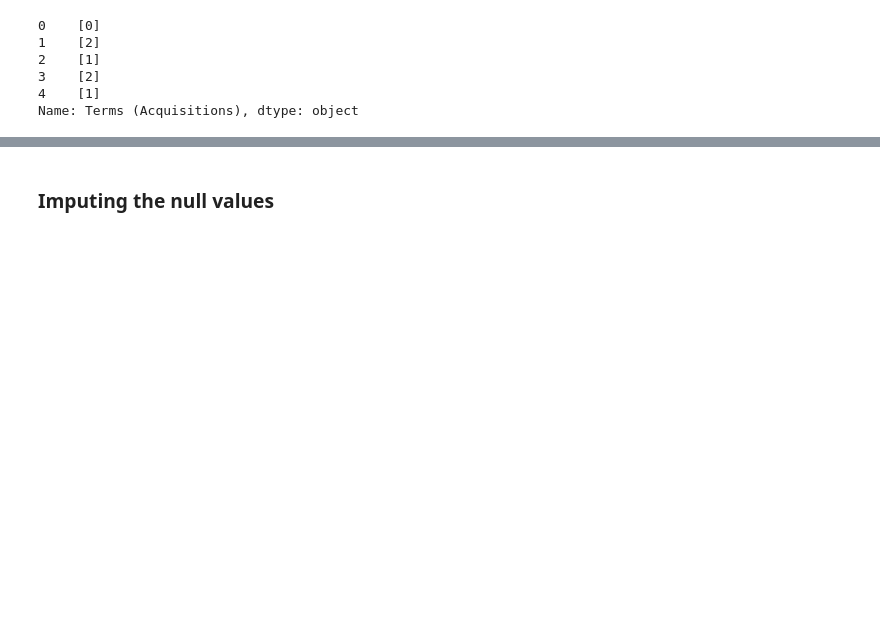
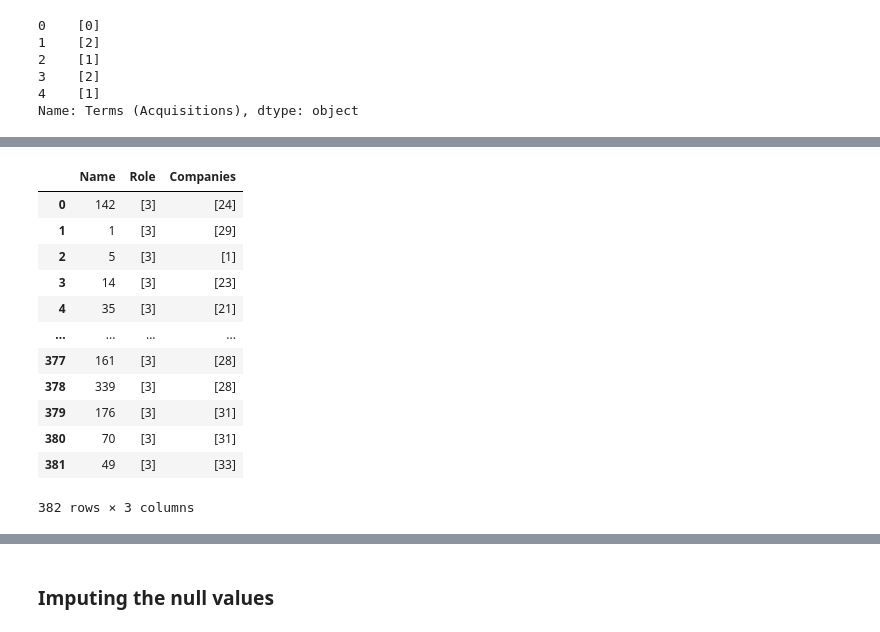
Before and after one commit to Omar-Elhakim/TechCompaniesPricePrediction, a Jupyter notebook: main.ipynb, the cells around one changed output, grey strips where cells are left out. Drawn from its saved outputs; the diff is of its cells as text; code cells hidden in the pictures; blank space fills up the shorter version.

```diff
--- a/main.ipynb
+++ b/main.ipynb
@@ -651,3 +827,19 @@ for col in df.drop(encoded, axis=1).columns:
+# %%
+founders
+# %% [output]
+|  | Name | Role | Companies |
+| 0 | 142 | [3] | [24] |
+| 1 | 1 | [3] | [29] |
+| 2 | 5 | [3] | [1] |
+| 3 | 14 | [3] | [23] |
+| 4 | 35 | [3] | [21] |
+| ... | ... | ... | ... |
+| 377 | 161 | [3] | [28] |
+| 378 | 339 | [3] | [28] |
+| 379 | 176 | [3] | [31] |
+| 380 | 70 | [3] | [31] |
+| 381 | 49 | [3] | [33] |
+382 rows × 3 columns
 # %%
 df.loc[0]
 # %% [output]
```
Also changed, not shown: parts of 23 cells of this notebook.
